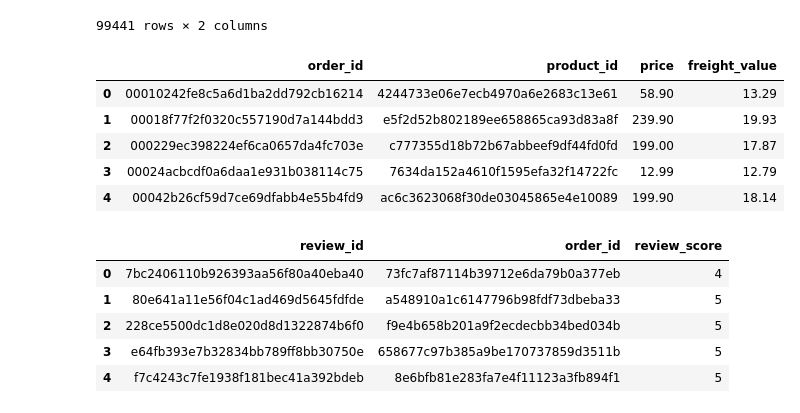
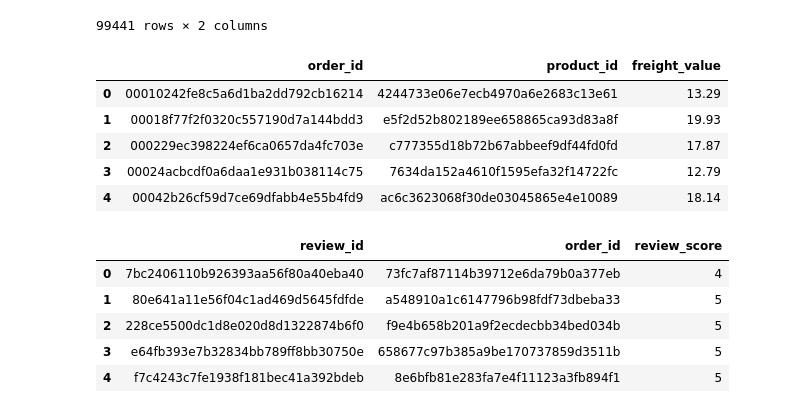
Before and after one commit to bayuik/analysis_data_e_commerce, a Jupyter notebook: e-commerce_analysis.ipynb, the cells around one changed output. Drawn from its saved outputs; the diff is of its cells as text; code cells hidden in the pictures.

```diff
--- a/e-commerce_analysis.ipynb
+++ b/e-commerce_analysis.ipynb
@@ -200,15 +209,15 @@ orders_dataset
 99441 rows × 2 columns
 # %%
 order_items_dataset.drop(
-    ['order_item_id', 'seller_id', 'shipping_limit_date'], axis=1, inplace=True)
+    ['order_item_id', 'seller_id', 'shipping_limit_date', 'price'], axis=1, inplace=True)
 order_items_dataset.head()
 # %% [output]
-|  | order_id | product_id | price | freight_value |
-| 0 | 00010242fe8c5a6d1ba2dd792cb16214 | 4244733e06e7ecb4970a6e2683c13e61 | 58.90 | 13.29 |
-| 1 | 00018f77f2f0320c557190d7a144bdd3 | e5f2d52b802189ee658865ca93d83a8f | 239.90 | 19.93 |
-| 2 | 000229ec398224ef6ca0657da4fc703e | c777355d18b72b67abbeef9df44fd0fd | 199.00 | 17.87 |
-| 3 | 00024acbcdf0a6daa1e931b038114c75 | 7634da152a4610f1595efa32f14722fc | 12.99 | 12.79 |
-| 4 | 00042b26cf59d7ce69dfabb4e55b4fd9 | ac6c3623068f30de03045865e4e10089 | 199.90 | 18.14 |
+|  | order_id | product_id | freight_value |
+| 0 | 00010242fe8c5a6d1ba2dd792cb16214 | 4244733e06e7ecb4970a6e2683c13e61 | 13.29 |
+| 1 | 00018f77f2f0320c557190d7a144bdd3 | e5f2d52b802189ee658865ca93d83a8f | 19.93 |
+| 2 | 000229ec398224ef6ca0657da4fc703e | c777355d18b72b67abbeef9df44fd0fd | 17.87 |
+| 3 | 00024acbcdf0a6daa1e931b038114c75 | 7634da152a4610f1595efa32f14722fc | 12.79 |
+| 4 | 00042b26cf59d7ce69dfabb4e55b4fd9 | ac6c3623068f30de03045865e4e10089 | 18.14 |
 # %%
 order_reviews_dataset.drop(['review_comment_title', 'review_creation_date',
                            'review_answer_timestamp', 'review_comment_message'], axis=1, inplace=True)
```
Also changed, not shown: parts of 16 cells of this notebook.
